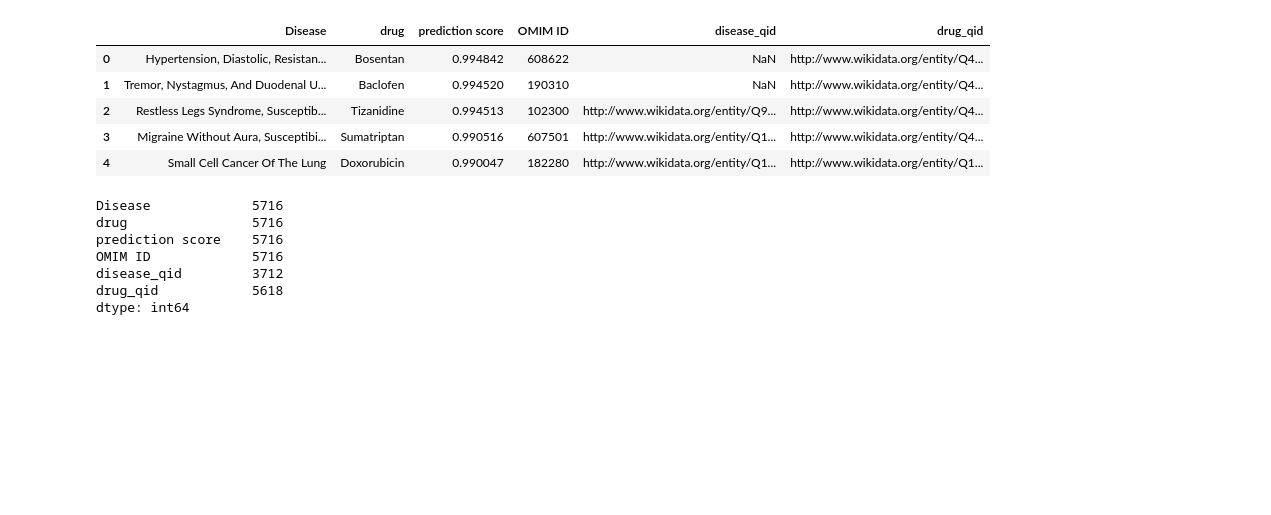
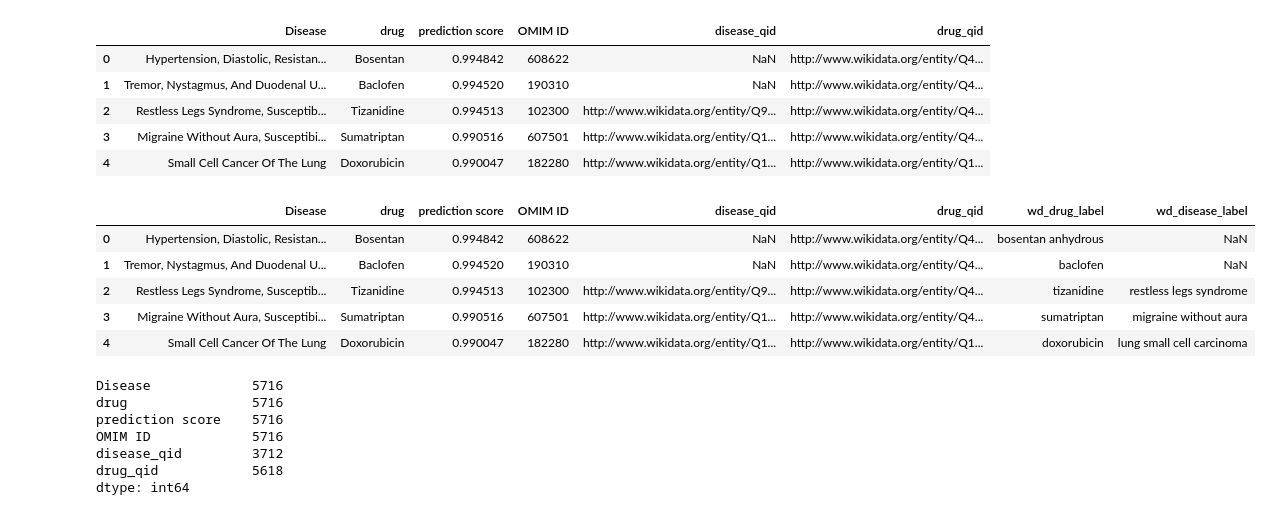
Before and after one commit to sebotic/wikidata_notebooks, a Jupyter notebook: Gottlieb paper data prep.ipynb, the cells around one changed output. Saved outputs shown, nothing was run; the diff lists cells and outputs as text; code cells hidden in the pictures; blank space fills up the shorter version.

```diff
--- a/Gottlieb paper data prep.ipynb
+++ b/Gottlieb paper data prep.ipynb
@@ -861,6 +861,24 @@ wang_data.head()
 | 2 | Restless Legs Syndrome, Susceptib... | Tizanidine | 0.994513 | 102300 | http://www.wikidata.org/entity/Q9... | http://www.wikidata.org/entity/Q4... |
 | 3 | Migraine Without Aura, Susceptibi... | Sumatriptan | 0.990516 | 607501 | http://www.wikidata.org/entity/Q1... | http://www.wikidata.org/entity/Q4... |
 | 4 | Small Cell Cancer Of The Lung | Doxorubicin | 0.990047 | 182280 | http://www.wikidata.org/entity/Q1... | http://www.wikidata.org/entity/Q1... |
+# %%
+for c, x in wang_data.iterrows():
+    disease_qid = x['disease_qid']
+    drug_qid = x['drug_qid']
+    if pd.notnull(disease_qid):
+        wang_data.loc[c, 'wd_disease_label'] = qid_disease_map[disease_qid]
+
+    if pd.notnull(drug_qid) and drug_qid in qid_drug_map:
+        wang_data.loc[c, 'wd_drug_label'] = qid_drug_map[drug_qid]['label']
+
+wang_data.head()
+# %% [output]
+|  | Disease | drug | prediction score | OMIM ID | disease_qid | drug_qid | wd_drug_label | wd_disease_label |
+| 0 | Hypertension, Diastolic, Resistan... | Bosentan | 0.994842 | 608622 | NaN | http://www.wikidata.org/entity/Q4... | bosentan anhydrous | NaN |
+| 1 | Tremor, Nystagmus, And Duodenal U... | Baclofen | 0.994520 | 190310 | NaN | http://www.wikidata.org/entity/Q4... | baclofen | NaN |
+| 2 | Restless Legs Syndrome, Susceptib... | Tizanidine | 0.994513 | 102300 | http://www.wikidata.org/entity/Q9... | http://www.wikidata.org/entity/Q4... | tizanidine | restless legs syndrome |
+| 3 | Migraine Without Aura, Susceptibi... | Sumatriptan | 0.990516 | 607501 | http://www.wikidata.org/entity/Q1... | http://www.wikidata.org/entity/Q4... | sumatriptan | migraine without aura |
+| 4 | Small Cell Cancer Of The Lung | Doxorubicin | 0.990047 | 182280 | http://www.wikidata.org/entity/Q1... | http://www.wikidata.org/entity/Q1... | doxorubicin | lung small cell carcinoma |
 # %%
 wang_data.count()
 # %% [output]
```
Also changed, not shown: parts of 18 cells of this notebook.
